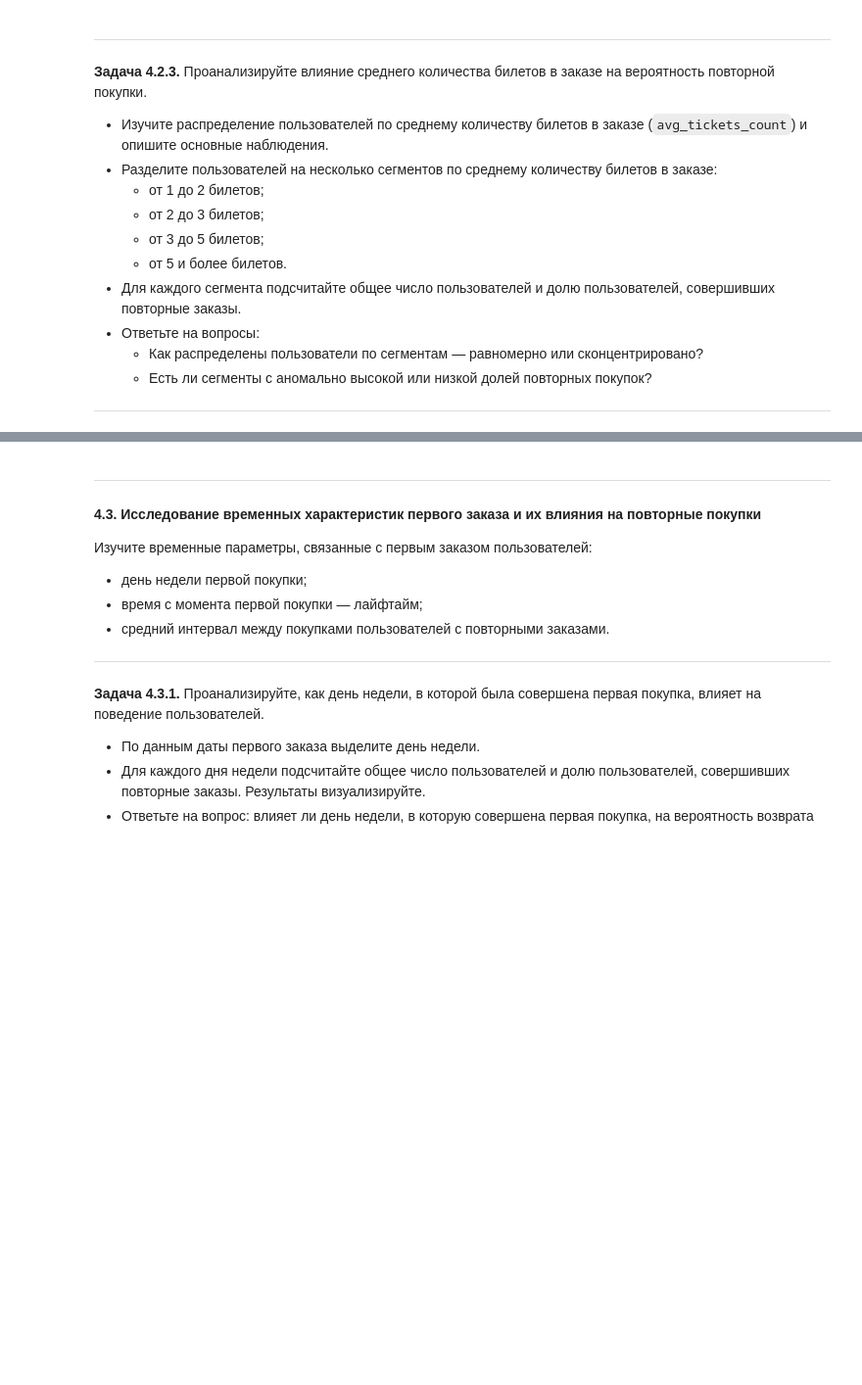
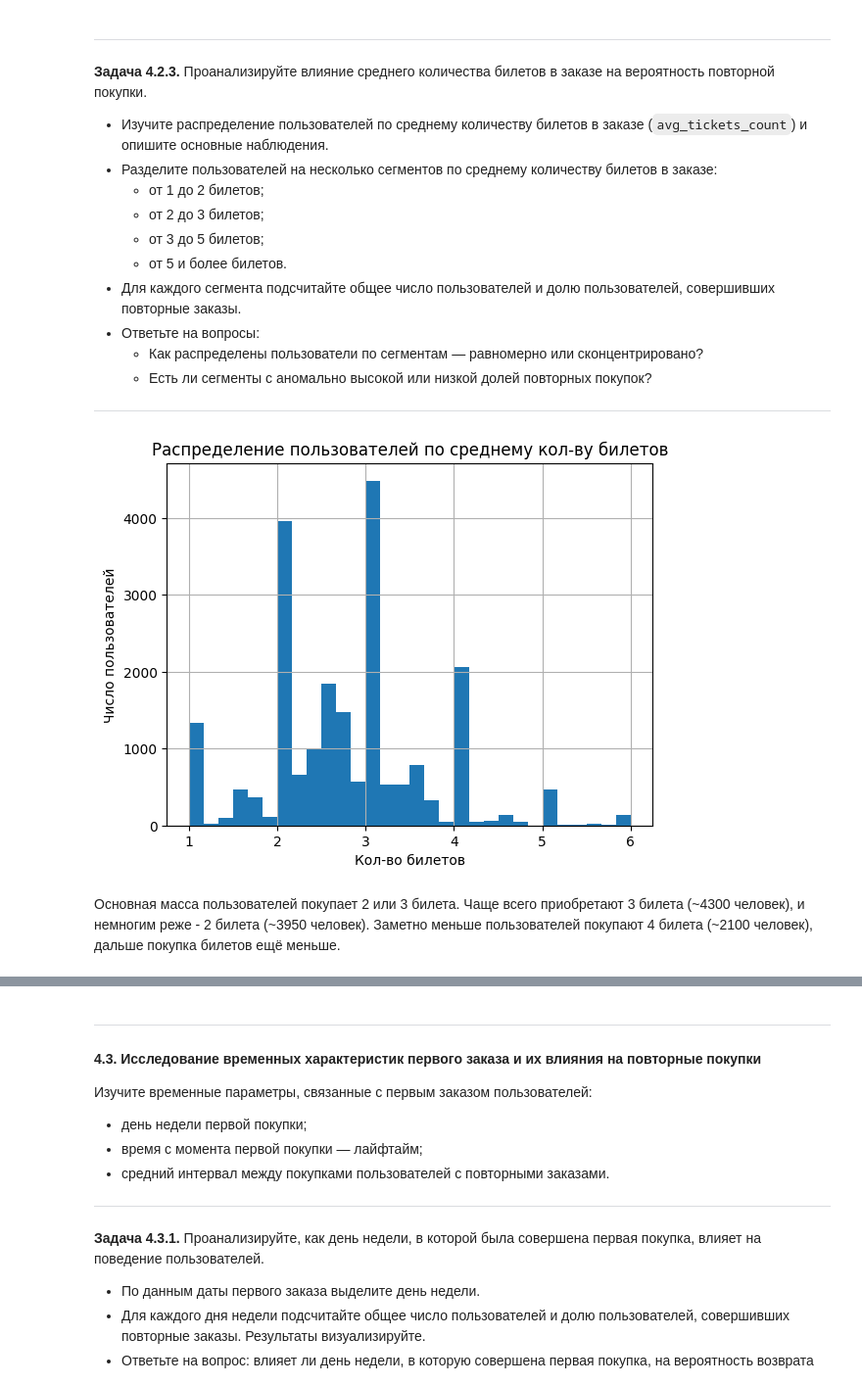
Before and after one commit to KatsayArtemDev/yandex-afisha-user-loyalty, a Jupyter notebook: notebooks/katsay.ipynb, the cells around one changed output, grey strips where cells are left out. Shown at 98% size. Drawn from its saved outputs; the diff is of its cells as text; code cells hidden in the pictures; blank space fills up the shorter version.

```diff
--- a/notebooks/katsay.ipynb
+++ b/notebooks/katsay.ipynb
@@ -857,3 +953,18 @@ show_top_segments_for_loyalty('first_order_service')
     - Есть ли сегменты с аномально высокой или низкой долей повторных покупок?
 
 ---
+# %%
+profile_df['mean_tickets'].plot(
+    kind='hist',
+    grid=True,
+    bins=30,
+    title='Распределение пользователей по среднему кол-ву билетов',
+    xlabel='Кол-во билетов',
+    ylabel='Число пользователей'
+)
+
+plt.show()
+# %% [output]
+[figure, added]
+# %% [markdown]
+Основная масса пользователей покупает 2 или 3 билета. Чаще всего приобретают 3 билета (~4300 человек), и немногим реже - 2 билета (~3950 человек). Заметно меньше пользователей покупают 4 билета (~2100 человек), дальше покупка билетов ещё меньше.
```
Also changed, not shown: parts of 9 cells of this notebook.
